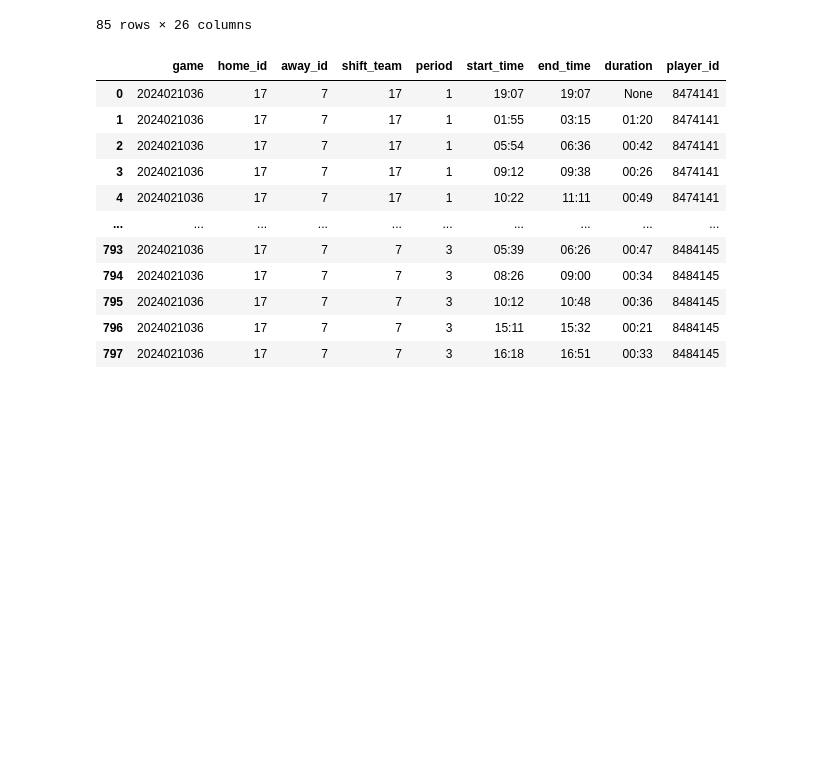
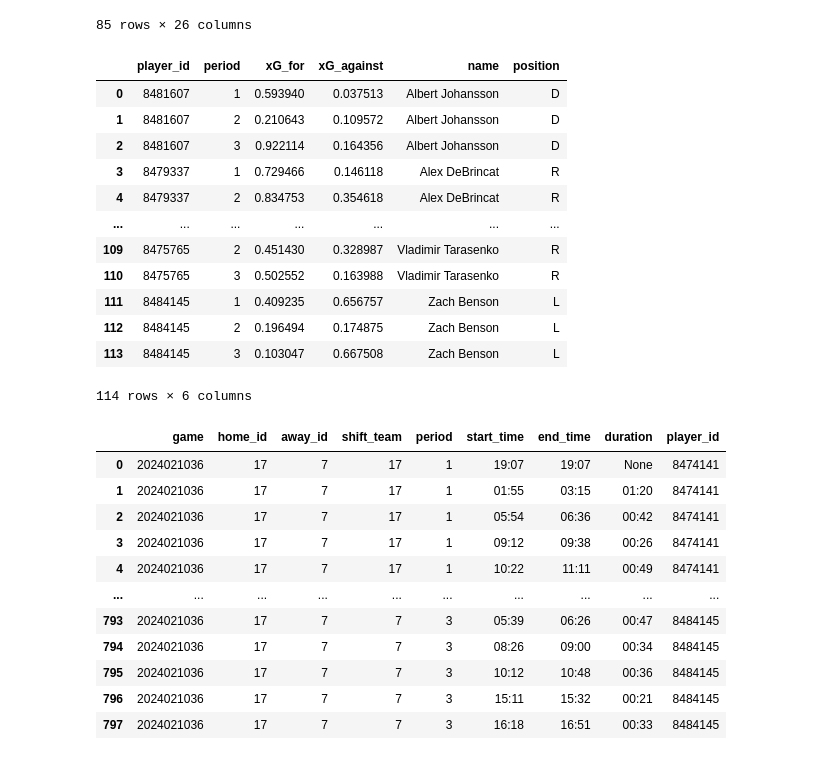
Before and after one commit to nolantphillips/nhl_game_reports, a Jupyter notebook: notebooks/02_call_for_data.ipynb, the cells around one changed output. Saved outputs shown, nothing was run; the diff lists cells and outputs as text; code cells hidden in the pictures; blank space fills up the shorter version.

```diff
--- a/notebooks/02_call_for_data.ipynb
+++ b/notebooks/02_call_for_data.ipynb
@@ -97,3 +99,19 @@ full_shots_df
+# %%
+tally_xG(full_shots_df, players_df)
+# %% [output]
+|  | player_id | period | xG_for | xG_against | name | position |
+| 0 | 8481607 | 1 | 0.593940 | 0.037513 | Albert Johansson | D |
+| 1 | 8481607 | 2 | 0.210643 | 0.109572 | Albert Johansson | D |
+| 2 | 8481607 | 3 | 0.922114 | 0.164356 | Albert Johansson | D |
+| 3 | 8479337 | 1 | 0.729466 | 0.146118 | Alex DeBrincat | R |
+| 4 | 8479337 | 2 | 0.834753 | 0.354618 | Alex DeBrincat | R |
+| ... | ... | ... | ... | ... | ... | ... |
+| 109 | 8475765 | 2 | 0.451430 | 0.328987 | Vladimir Tarasenko | R |
+| 110 | 8475765 | 3 | 0.502552 | 0.163988 | Vladimir Tarasenko | R |
+| 111 | 8484145 | 1 | 0.409235 | 0.656757 | Zach Benson | L |
+| 112 | 8484145 | 2 | 0.196494 | 0.174875 | Zach Benson | L |
+| 113 | 8484145 | 3 | 0.103047 | 0.667508 | Zach Benson | L |
+114 rows × 6 columns
 # %%
 shifts_df
 # %% [output]
```
Also changed, not shown: parts of 16 cells of this notebook, 2 other files.
